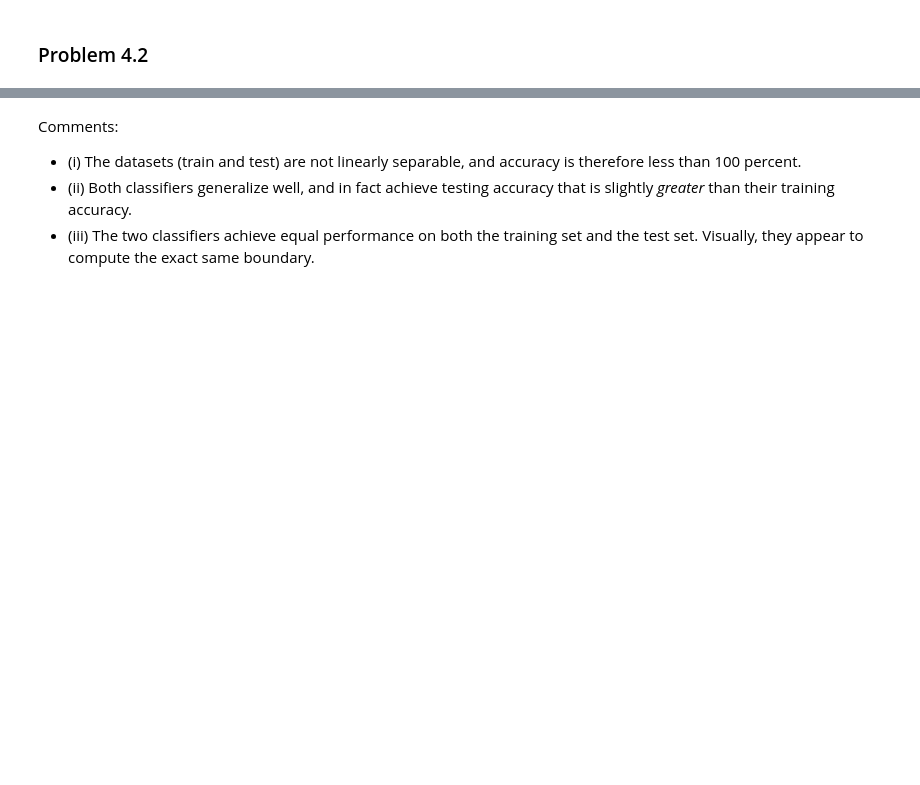
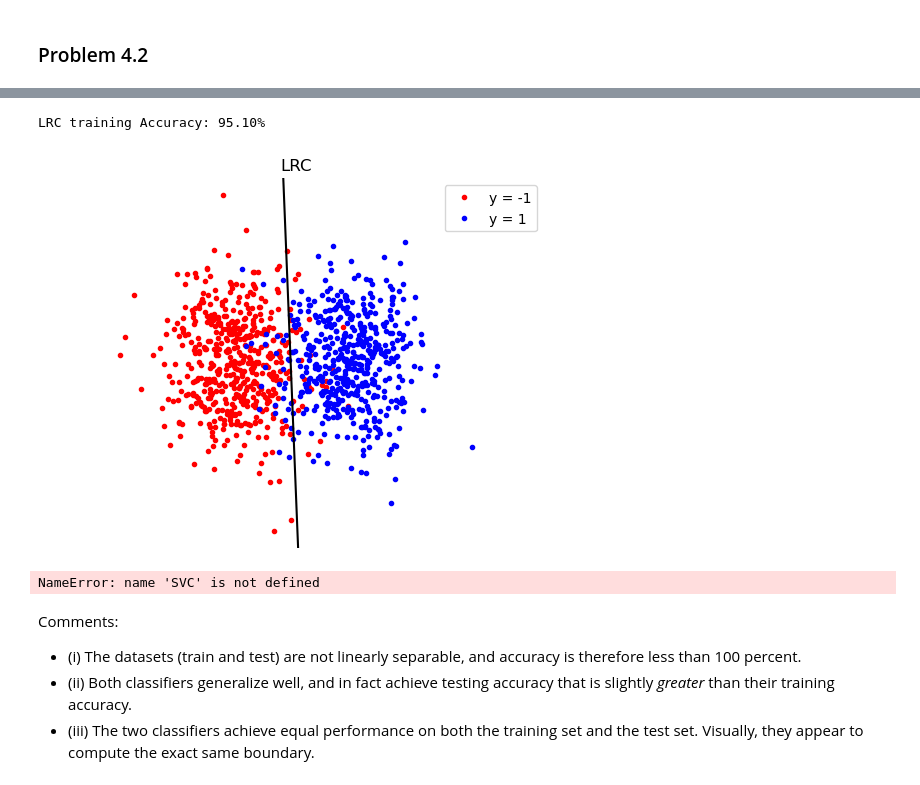
Before and after one commit to charlieoestreicher/Homework07, a Jupyter notebook: homework07.ipynb, the cells around one changed output, grey strips where cells are left out. Cells and saved outputs as stored; diff of their text form; code cells hidden in the pictures; blank space fills up the shorter version.

```diff
--- a/homework07.ipynb
+++ b/homework07.ipynb
@@ -175,7 +145,7 @@ def bootstrap_validation_best(t, c_values, n_folds, rng):
 def experiment(c_range=np.logspace(-3, 3, num=20), n_folds=5):
     rng = np.random.default_rng(15)
     start = time()
-    clf, val_acc, val_acc_variance, c_acc = bootstrap_validation_best(
+    clf, val_acc, val_acc_variance, c_acc = bootstrap_validation(
         mnist.train, c_range, n_folds, rng
     )
     stop = time()
@@ -305,6 +287,24 @@ def draw_line(b, w, style):
     plt.plot(xs, ys, style, c='k')
     plt.xlim(xlim)
     plt.ylim(ylim)
+# %%
+def experiment(data, h, h_name):
+    h.fit(data.train.x, data.train.y)
+    train_accuracy = h.score(data.test.x, data.test.y) * 100
+    print(f"{h_name} training Accuracy: {train_accuracy:.2f}%")
+    plt.title(f"{h_name} - Test Data")
+    show_data(data.train, h_name)
+    draw_line(h.intercept_, h.coef_.ravel(), '-')
+    plt.legend()
+    plt.show()
+    return h
+# %%
+experiment(balanced_data, LogisticRegression(), 'LRC')
+experiment(balanced_data, SVC(kernel='linear'), 'SVM')
+# %% [output]
+LRC training Accuracy: 95.10%
+[figure, added]
+NameError: name 'SVC' is not defined
 # %% [markdown]
 Comments:
 - (i) The datasets (train and test) are not linearly separable, and accuracy is therefore less than 100 percent.
```
Also changed, not shown: parts of 7 cells of this notebook.
